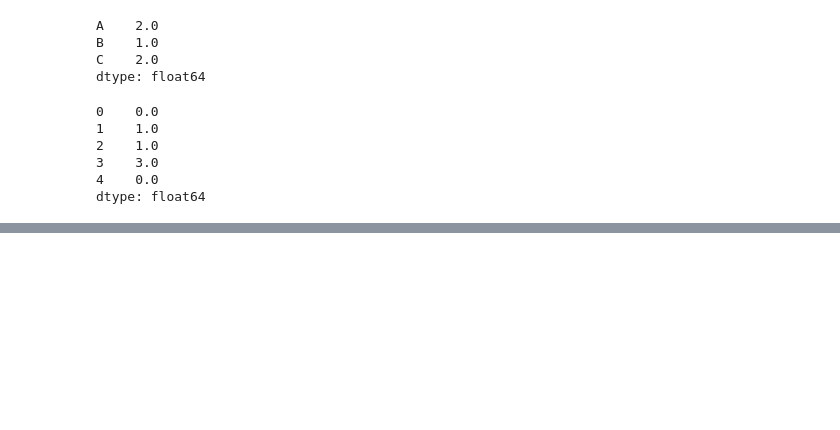
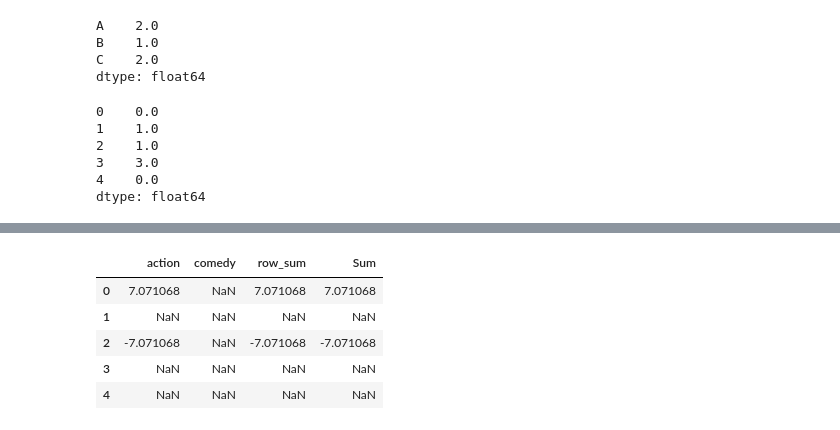
Before and after one commit to AugustoMaidana/visualitzaci-_gr-fica_de_multiples_variables-, a Jupyter notebook: test.ipynb, the cells around one changed output, grey strips where cells are left out. Cells and saved outputs as stored; diff of their text form; code cells hidden in the pictures; blank space fills up the shorter version.

```diff
--- a/test.ipynb
+++ b/test.ipynb
@@ -163,0 +314,12 @@ dtype: float64
+# %%
+# using transform function
+grp = df.groupby('year')
+sc = lambda x: (x - x.mean()) / x.std()*10
+grp.transform(sc)
+# %% [output]
+|  | action | comedy | row_sum | Sum |
+| 0 | 7.071068 | NaN | 7.071068 | 7.071068 |
+| 1 | NaN | NaN | NaN | NaN |
+| 2 | -7.071068 | NaN | -7.071068 | -7.071068 |
+| 3 | NaN | NaN | NaN | NaN |
+| 4 | NaN | NaN | NaN | NaN |
```
Also changed, not shown: parts of 16 cells of this notebook.
